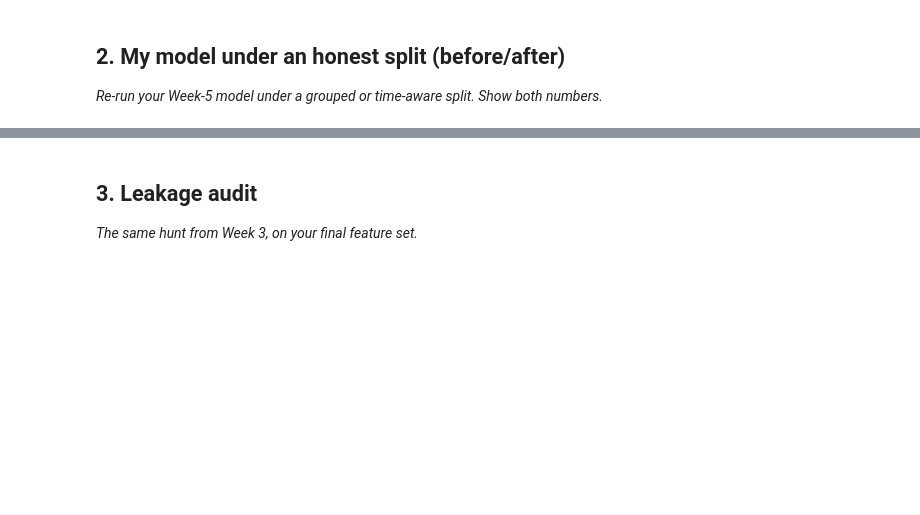
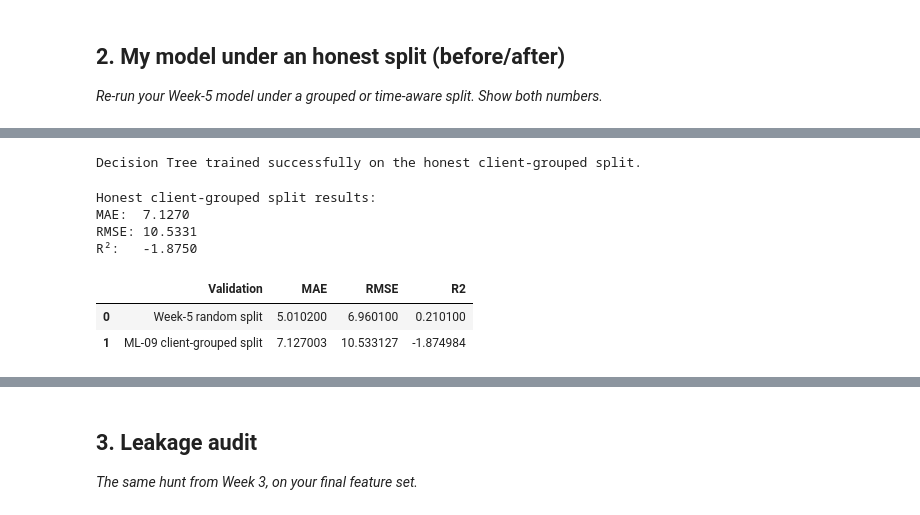
Before and after one commit to farankhandev/flyrank-ml-internship, a Jupyter notebook: work/notebooks/w06_validation_audit.ipynb, the cells around one changed output, grey strips where cells are left out. Cells and saved outputs as stored; diff of their text form; code cells hidden in the pictures; blank space fills up the shorter version.

```diff
--- a/work/notebooks/w06_validation_audit.ipynb
+++ b/work/notebooks/w06_validation_audit.ipynb
@@ -16,0 +165,56 @@ This skeleton is yours to fill. Work the sections **in order** — each one has
+# %%
+from sklearn.tree import DecisionTreeRegressor
+
+model_honest = DecisionTreeRegressor(
+    random_state=42
+)
+
+model_honest.fit(X_train, y_train)
+
+print("Decision Tree trained successfully on the honest client-grouped split.")
+# %% [output]
+Decision Tree trained successfully on the honest client-grouped split.
+# %%
+from sklearn.metrics import mean_absolute_error, mean_squared_error, r2_score
+import numpy as np
+
+y_pred_honest = model_honest.predict(X_test)
+
+honest_mae = mean_absolute_error(y_test, y_pred_honest)
+honest_rmse = np.sqrt(mean_squared_error(y_test, y_pred_honest))
+honest_r2 = r2_score(y_test, y_pred_honest)
+
+print("Honest client-grouped split results:")
+print(f"MAE:  {honest_mae:.4f}")
+print(f"RMSE: {honest_rmse:.4f}")
+print(f"R²:   {honest_r2:.4f}")
+# %% [output]
+Honest client-grouped split results:
+MAE:  7.1270
+RMSE: 10.5331
+R²:   -1.8750
+# %%
+comparison = pd.DataFrame({
+    "Validation": [
+        "Week-5 random split",
+        "ML-09 client-grouped split"
+    ],
+    "MAE": [
+        5.0102,
+        honest_mae
+    ],
+    "RMSE": [
+        6.9601,
+        honest_rmse
+    ],
+    "R2": [
+        0.2101,
+        honest_r2
+    ]
+})
+
+comparison
+# %% [output]
+|  | Validation | MAE | RMSE | R2 |
+| 0 | Week-5 random split | 5.010200 | 6.960100 | 0.210100 |
+| 1 | ML-09 client-grouped split | 7.127003 | 10.533127 | -1.874984 |
```
Also changed, not shown: parts of 17 cells of this notebook.
